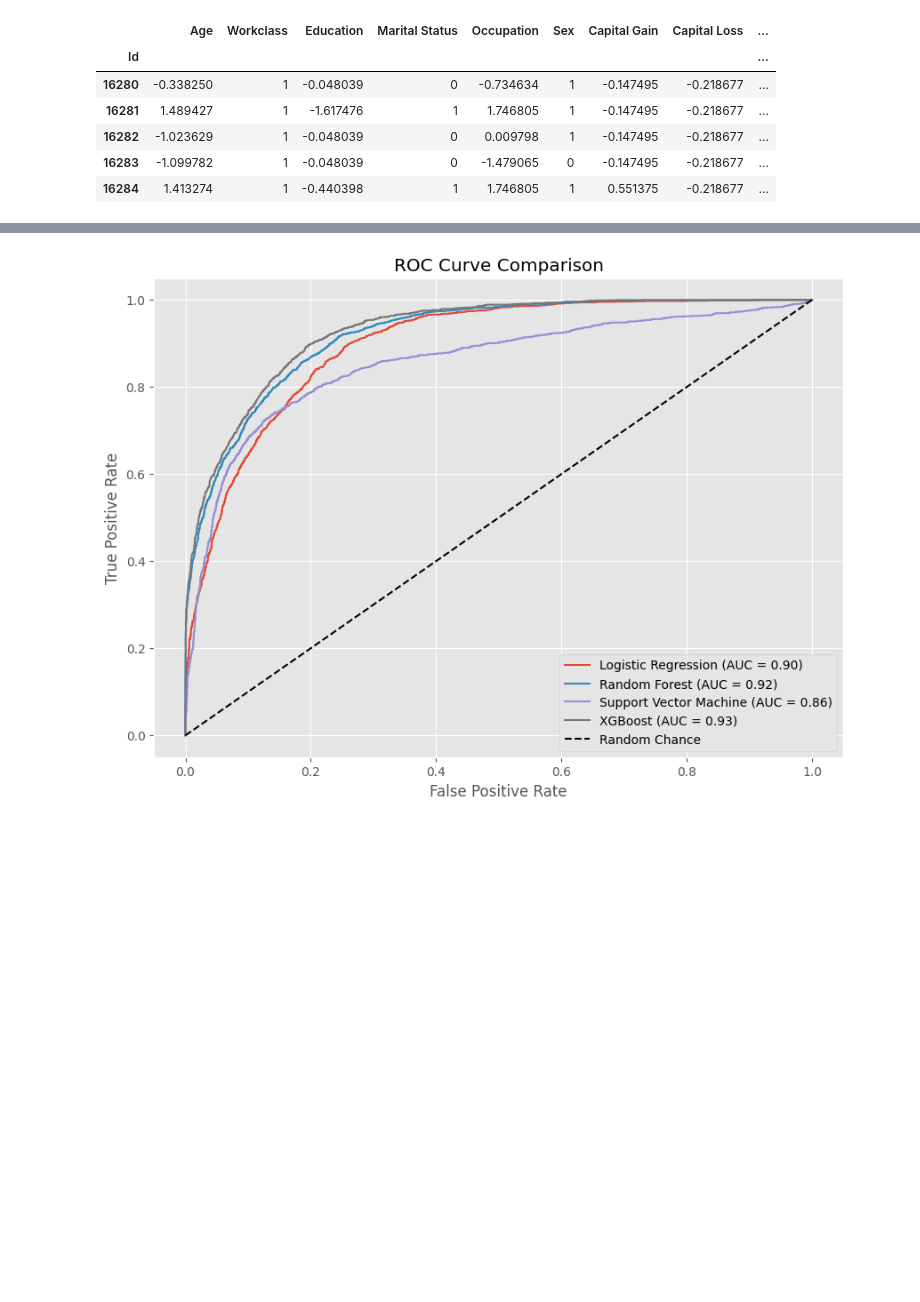
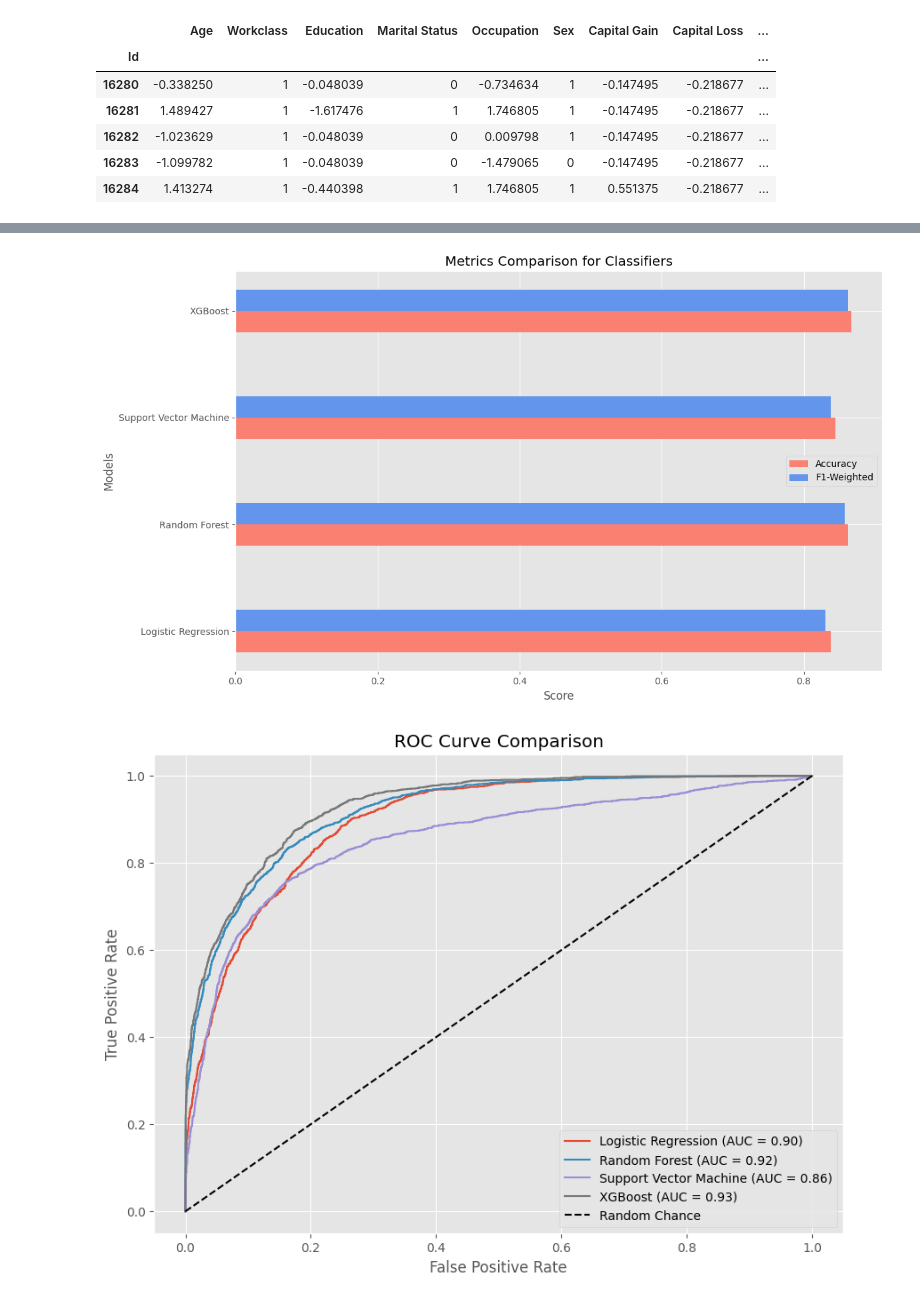
Before and after one commit to henriquefukushima/PMR3508, a Jupyter notebook: ADULT-4classifiers/PMR3508-2024-2-70.IPYNB, the cells around one changed output, grey strips where cells are left out. Saved outputs shown, nothing was run; the diff lists cells and outputs as text; code cells hidden in the pictures; blank space fills up the shorter version.

Commit message:
defined training function, evaluated metrics and managed imbalanced sets

```diff
--- a/ADULT-4classifiers/PMR3508-2024-2-70.IPYNB
+++ b/ADULT-4classifiers/PMR3508-2024-2-70.IPYNB
@@ -531,34 +527,7 @@ param_grid = {
     'n_estimators': [100, 200, 500]
 }
 
-# Set up GridSearchCV
-grid_search = GridSearchCV(
-    estimator=xgb,
-    param_grid=param_grid,
-    scoring='accuracy',
-    cv=5,
-    verbose=1,
-    n_jobs=-1
-)
-
-# Train the model
-start = time()
-grid_search.fit(X_train, Y_train)
-end = time()
-time_xgboost = end - start
-print(f'Training Time: {time_xgboost}')
-
-# Best parameters and performance
-best_params = grid_search.best_params_
-best_score = grid_search.best_score_
-
-print(f"Best Parameters: {best_params}")
-print(f"Best Cross-Validation Accuracy: {best_score:.4f}")
-print()
-
-# Evaluate on the test set
-best_xgboost = grid_search.best_estimator_
-y_val_pred = best_xgboost.predict(X_val)
-print(classification_report(Y_val, y_val_pred))
+# Training Function
+results_xgb = train_model(xgb, param_grid, X_train, Y_train, X_val, Y_val)
 # %% [output]
 Fitting 5 folds for each of 288 candidates, totalling 1440 fits
@@ -608,12 +619,14 @@ def plot_roc_curves(models, X_test, y_test):
 
     return
 # %%
-models = {'Logistic Regression': best_logreg,
-            'Random Forest': best_randforest,
-            'Support Vector Machine': best_svm,
-            'XGBoost': best_xgboost}
+results_models = {'Logistic Regression': results_logreg,
+            'Random Forest': results_rf,
+            'Support Vector Machine': results_svm,
+            'XGBoost': results_xgb}
 
-plot_roc_curves(models, X_val, Y_val)
+plot_metrics(results_models)
+plot_roc_curves(results_models, X_val, Y_val)
 # %% [output]
-[figure, old version]
+[figure, new version]
+[figure, added]
 # %% [markdown]
```
Also changed, not shown: parts of 26 cells of this notebook, 1 other file.
